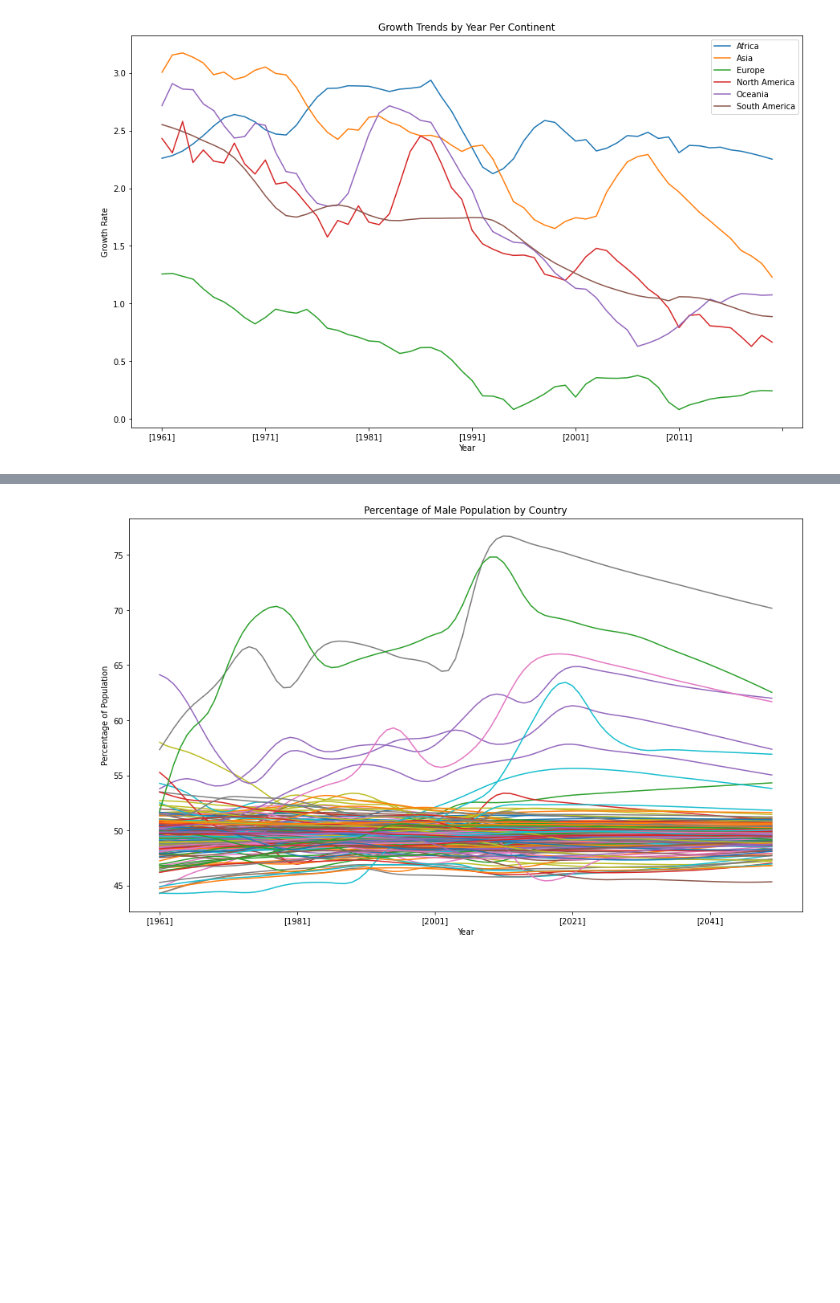
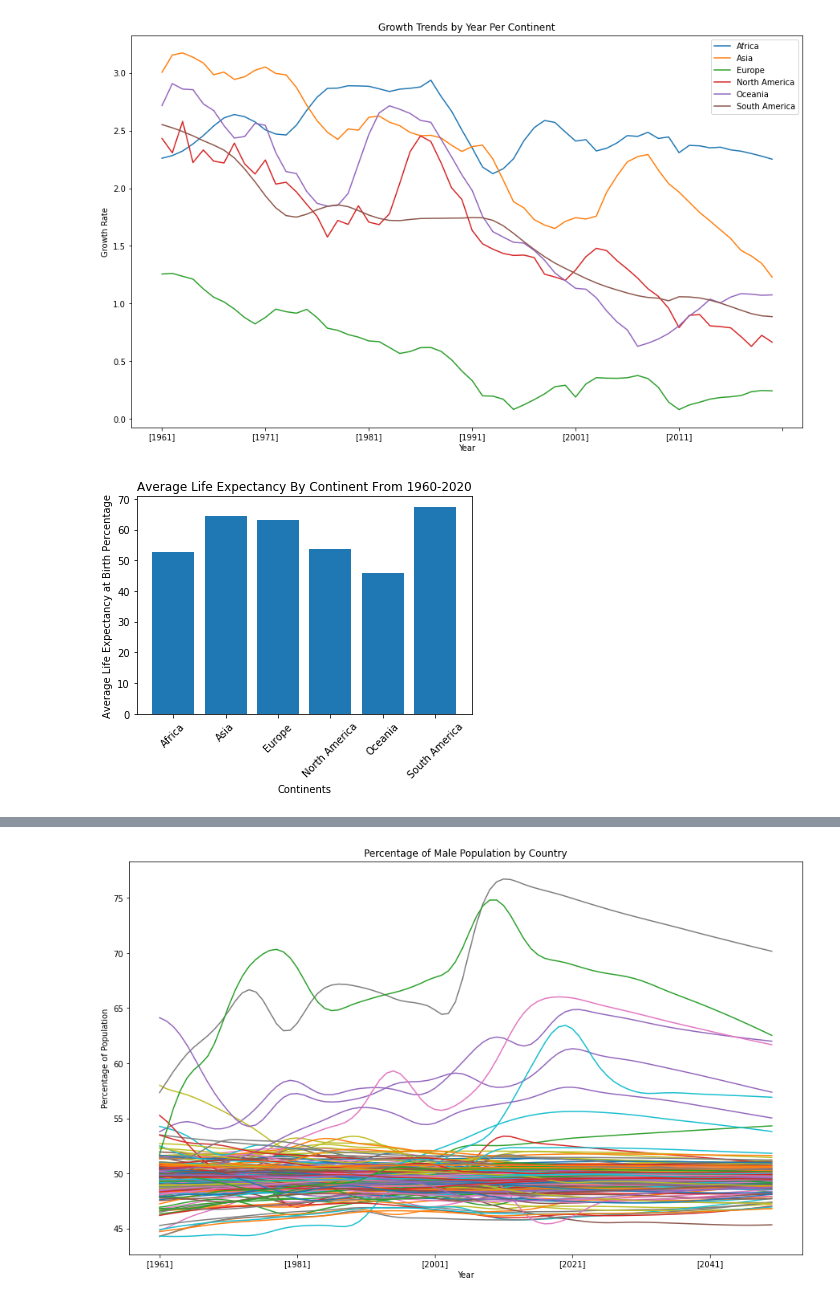
Before and after one commit to devkisdesai/CMPE255-Team-6-Project-Fall-2021-, a Jupyter notebook: EDA.ipynb, the cells around one changed output, grey strips where cells are left out. Drawn from its saved outputs; the diff is of its cells as text; code cells hidden in the pictures; blank space fills up the shorter version.

Commit message:
life expectancy plot and model file rename

```diff
--- a/EDA.ipynb
+++ b/EDA.ipynb
@@ -213,6 +213,7 @@ pop_female = country_data[country_data.Series_Code == 'SP.POP.TOTL.FE.ZS'] #Popu
 pop_age_dependency_w = country_data[country_data.Series_Code == 'SP.POP.DPND'] #Age dependency ratio (% of working-age population)
 pop_age_dependency_o = country_data[country_data.Series_Code == 'SP.POP.DPND.OL'] #Age dependency ratio, old
 pop_age_dependency_y = country_data[country_data.Series_Code == 'SP.POP.DPND.YG'] #Age dependency ratio, young
+pop_life_expec =  country_data[country_data.Series_Code == 'SP.DYN.LE00.IN']
 # %%
 # male_totals = country_data[country_data.Series_Code == "SP.POP.TOTL.MA.IN"] #Male Population
 # female_totals = country_data[country_data.Series_Code == "SP.POP.TOTL.FE.IN"] #Female Population
@@ -596,3 +597,37 @@ ContinentalGrowthAvgByYear.plot.line(xlabel = 'Year', ylabel = 'Growth Rate', ti
 plt.savefig('./Images/Growth_Trends_by_Year_Per_Continent.jpg', bbox_inches='tight')
 # %% [output]
 [figure]
+# %%
+# prepare df for life expectancy analysis
+pop_le_avg = pop_life_expec.copy()
+pop_le_avg = pop_le_avg.drop(pop_le_avg.loc[:, 'Series_Name':'[1960]'].columns, axis = 1)
+pop_le_avg = pop_le_avg.drop(pop_le_avg.loc[:, '[2021]':'[2050]'].columns, axis = 1)
+pop_le_avg = pop_le_avg.apply(pd.to_numeric, errors='ignore')
+
+#sum and avg of each country
+
+pop_le_avg['sum'] = pop_le_avg.sum(axis=1)
+pop_le_avg['sum'] = pop_le_avg['sum'] - pop_le_avg['Country_Number']
+pop_le_avg['avg'] = pop_le_avg['sum']/59 #Difference in years 1961 - 2020
+
+
+Afr_le = pop_le_avg.loc[pop_le_avg['Continent_Name'] == 'Africa']
+Asi_le = pop_le_avg.loc[pop_le_avg['Continent_Name'] == 'Asia']
+Eur_le = pop_le_avg.loc[pop_le_avg['Continent_Name'] == 'Europe']
+Nor_le = pop_le_avg.loc[pop_le_avg['Continent_Name'] == 'North America']
+Oce_le = pop_le_avg.loc[pop_le_avg['Continent_Name'] == 'Oceania']
+Sou_le = pop_le_avg.loc[pop_le_avg['Continent_Name'] == 'South America']
+
+avgs_by_continent_le = pop_le_avg.groupby('Continent_Name')['avg'].mean()
+continents = ['Africa', 'Asia', 'Europe', 'North America', 'Oceania', 'South America']
+
+plt.bar(continents, avgs_by_continent_le)
+plt.title('Average Life Expectancy By Continent From 1960-2020')
+plt.ylabel("Average Life Expectancy at Birth Percentage")
+plt.xlabel("Continents")
+plt.savefig('./Images/Average_Life_Expectancy_Continent.jpg', bbox_inches='tight')
+ax = plt.gca()
+ax.tick_params(axis='x', labelrotation = 45)
+plt.show()
+# %% [output]
+[figure, added]
```
Also changed, not shown: parts of 1 cell of this notebook, 3 other files.
